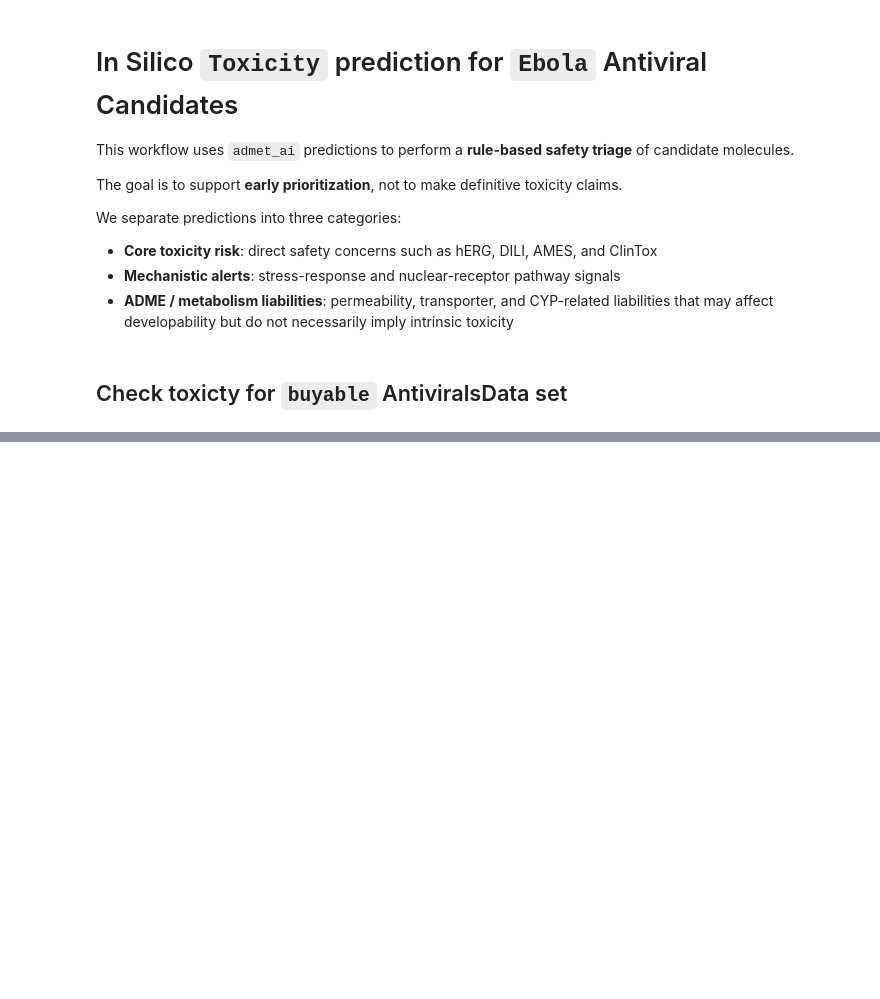
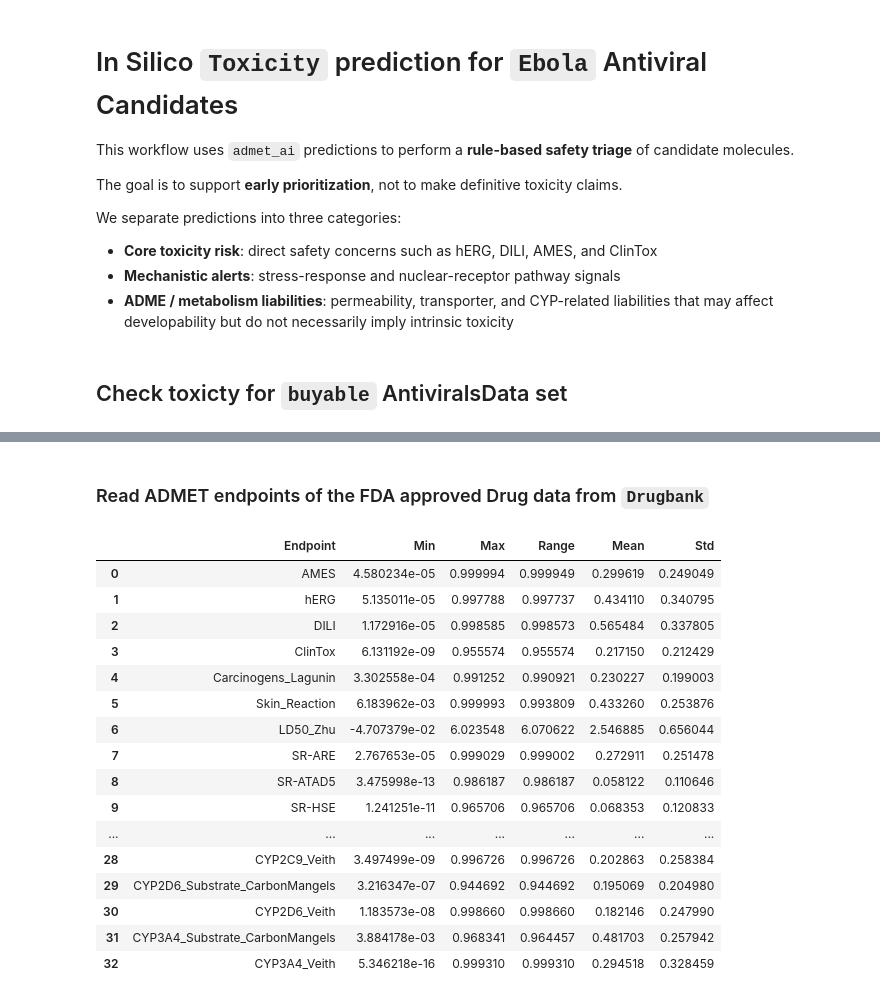
Before and after one commit to soumyadeepghosh35/DTRA_DrugDesign, a Jupyter notebook: DTRA_project_notebooks/Step6_Toxicity_combinedEbola.ipynb, the cells around one changed output, grey strips where cells are left out. Saved outputs shown, nothing was run; the diff lists cells and outputs as text; code cells hidden in the pictures; blank space fills up the shorter version.

```diff
--- a/DTRA_project_notebooks/Step6_Toxicity_combinedEbola.ipynb
+++ b/DTRA_project_notebooks/Step6_Toxicity_combinedEbola.ipynb
@@ -897,0 +161,23 @@ High-potency, low-core-toxicity, low-liability candidate count: 17
+# %% [markdown]
+### Read ADMET endpoints of the FDA approved Drug data from `Drugbank`
+# %%
+drugBankDrugData_approved_ADMET_summary = pd.read_csv(dataDir + 'Toxicity/DrugBank/drugBankDrugData_ADMET_summary.csv')
+drugBankDrugData_approved_ADMET_summary
+# %% [output]
+|  | Endpoint | Min | Max | Range | Mean | Std |
+| 0 | AMES | 4.580234e-05 | 0.999994 | 0.999949 | 0.299619 | 0.249049 |
+| 1 | hERG | 5.135011e-05 | 0.997788 | 0.997737 | 0.434110 | 0.340795 |
+| 2 | DILI | 1.172916e-05 | 0.998585 | 0.998573 | 0.565484 | 0.337805 |
+| 3 | ClinTox | 6.131192e-09 | 0.955574 | 0.955574 | 0.217150 | 0.212429 |
+| 4 | Carcinogens_Lagunin | 3.302558e-04 | 0.991252 | 0.990921 | 0.230227 | 0.199003 |
+| 5 | Skin_Reaction | 6.183962e-03 | 0.999993 | 0.993809 | 0.433260 | 0.253876 |
+| 6 | LD50_Zhu | -4.707379e-02 | 6.023548 | 6.070622 | 2.546885 | 0.656044 |
+| 7 | SR-ARE | 2.767653e-05 | 0.999029 | 0.999002 | 0.272911 | 0.251478 |
+| 8 | SR-ATAD5 | 3.475998e-13 | 0.986187 | 0.986187 | 0.058122 | 0.110646 |
+| 9 | SR-HSE | 1.241251e-11 | 0.965706 | 0.965706 | 0.068353 | 0.120833 |
+| ... | ... | ... | ... | ... | ... | ... |
+| 28 | CYP2C9_Veith | 3.497499e-09 | 0.996726 | 0.996726 | 0.202863 | 0.258384 |
+| 29 | CYP2D6_Substrate_CarbonMangels | 3.216347e-07 | 0.944692 | 0.944692 | 0.195069 | 0.204980 |
+| 30 | CYP2D6_Veith | 1.183573e-08 | 0.998660 | 0.998660 | 0.182146 | 0.247990 |
+| 31 | CYP3A4_Substrate_CarbonMangels | 3.884178e-03 | 0.968341 | 0.964457 | 0.481703 | 0.257942 |
+| 32 | CYP3A4_Veith | 5.346218e-16 | 0.999310 | 0.999310 | 0.294518 | 0.328459 |
```
Also changed, not shown: parts of 86 cells of this notebook, 9 other files.
